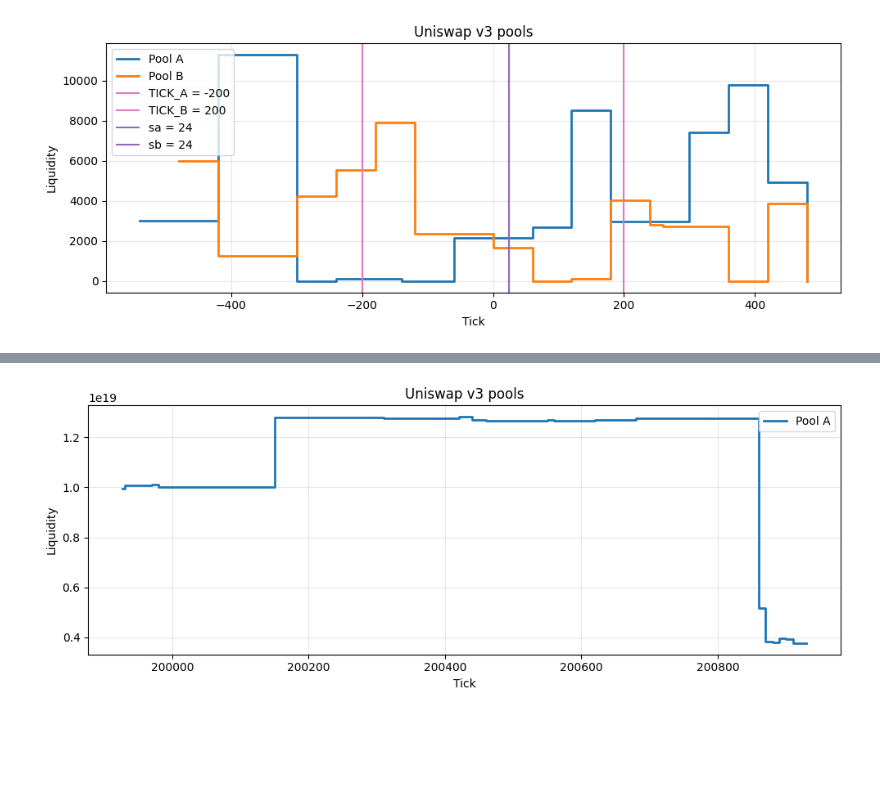
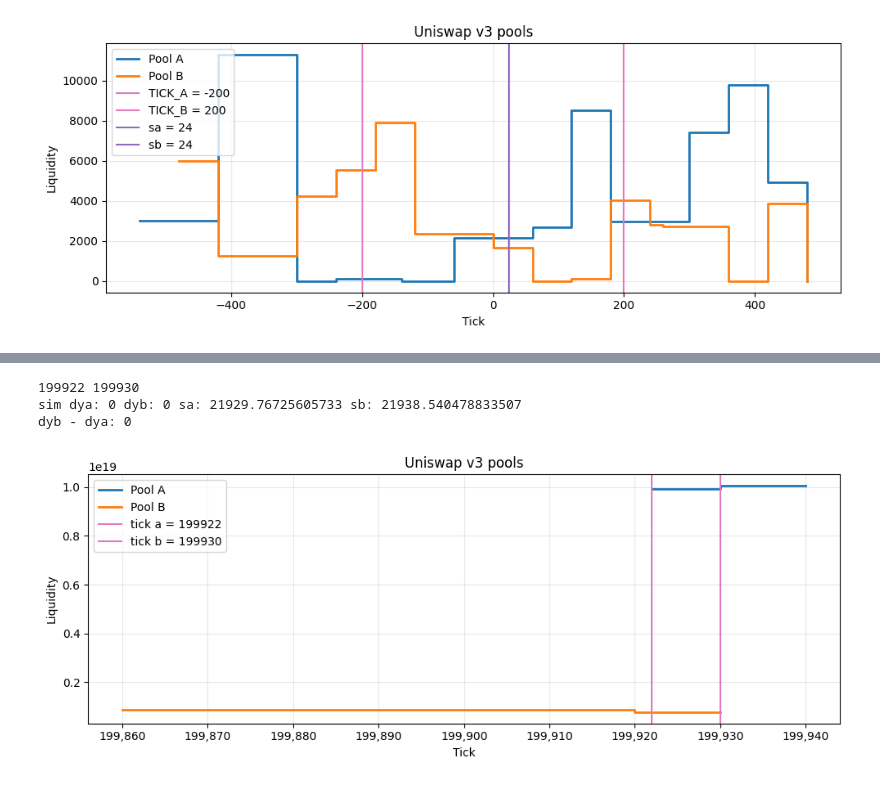
Before and after one commit to t4sk/notes, a Jupyter notebook: python/uniswap-v3/arb.ipynb, the cells around one changed output, grey strips where cells are left out. Cells and saved outputs as stored; diff of their text form; code cells hidden in the pictures; blank space fills up the shorter version.

```diff
--- a/python/uniswap-v3/arb.ipynb
+++ b/python/uniswap-v3/arb.ipynb
@@ -460,21 +474,62 @@ print(len(liqs), len(ticks))
 # %%
 import math
 import random
 from collections import defaultdict
+
 import matplotlib.pyplot as plt
+import matplotlib.ticker as mticker
 import numpy as np
 
-plt.figure(figsize=(10, 4))
 
-plt.step(ticks, liqs, where="post", linewidth=2, label="Pool A")
+def plot(ticks_a, ticks_b, liqs_a, liqs_b, tick_a, tick_b):
+    plt.figure(figsize=(10, 4))
 
-plt.xlabel("Tick")
-plt.ylabel("Liquidity")
-plt.title("Uniswap v3 pools")
+    # TODO: generalize?
+    # Show price on X axis
+    # plt.gca().xaxis.set_major_formatter(
+    #     mticker.FuncFormatter(lambda t, _: f"{int(1e12/tick_to_p(t)):,}")
+    # )
+    plt.gca().xaxis.set_major_formatter(
+        mticker.FuncFormatter(lambda t, _: f"{int(t):,}")
+    )
 
-plt.grid(True, alpha=0.3)
-plt.legend()
-plt.tight_layout()
-plt.show()
+    plt.step(ticks_a, liqs_a, where="post", linewidth=2, label="Pool A")
+    plt.step(ticks_b, liqs_b, where="post", linewidth=2, label="Pool B")
+
+    plt.axvline(tick_a, linewidth=1.5, color="tab:pink", label=f"tick a = {tick_a}")
+    plt.axvline(tick_b, linewidth=1.5, color="tab:pink", label=f"tick b = {tick_b}")
+
+    plt.xlabel("Tick")
+    plt.ylabel("Liquidity")
+    plt.title("Uniswap v3 pools")
+
+    plt.grid(True, alpha=0.3)
+    plt.legend()
+    plt.tight_layout()
+    plt.show()
+
+
+# Fee Tier | Typical Tick Spacing
+# -------- | --------------------
+# 0.05%    | 1
+# 0.3%     | 60
+# 1%       | 200
+# 10%      | 2000
+fee_a = 0.0005
+fee_b = 0.003
+
+ticks_a, liqs_a, pool_a, tick_a = build(get("tmp/pool_a.json"), True)
+ticks_b, liqs_b, pool_b, tick_b = build(get("tmp/pool_b.json"), False)
+
+print(tick_a, tick_b)
+
+(dya, dyb, sa, sb) = calc_dya(pool_a, pool_b, fee_a, fee_b)
+print("sim", "dya:", dya, "dyb:", dyb, "sa:", sa, "sb:", sb)
+print("dyb - dya:", dyb - dya)
+
+plot(ticks_a, ticks_b, liqs_a, liqs_b, tick_a, tick_b)
 # %% [output]
+199922 199930
+sim dya: 0 dyb: 0 sa: 21929.76725605733 sb: 21938.540478833507
+dyb - dya: 0
-[figure, old version]
+[figure, new version]
```
Also changed, not shown: parts of 3 cells of this notebook, 1 other file.
